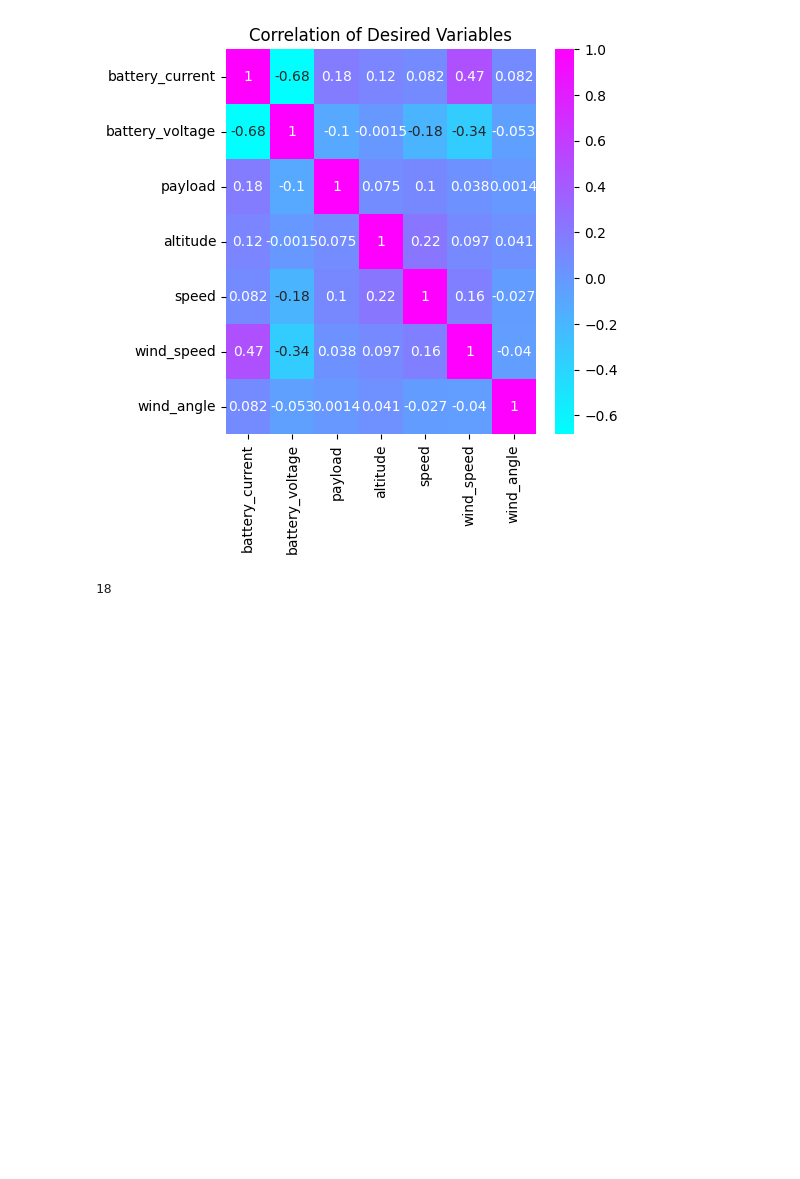
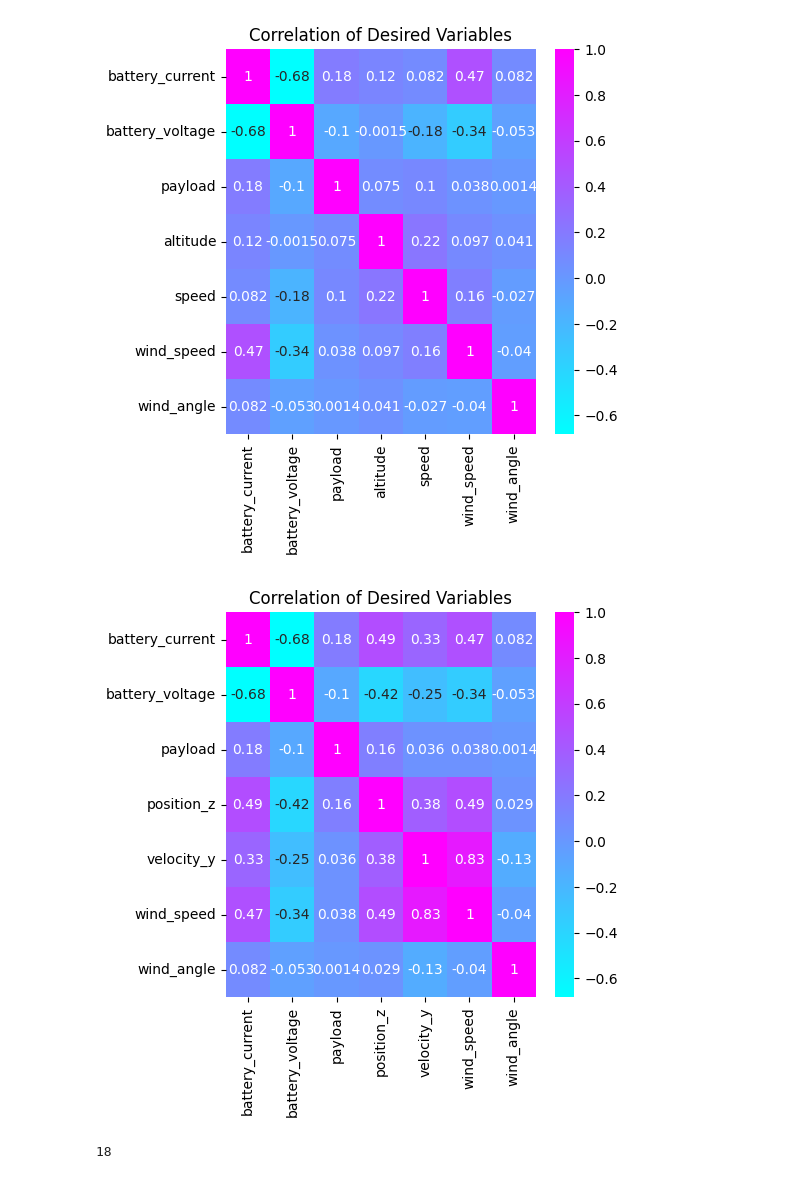
Before and after one commit to caliskate/delivery-drone-flight-predictions, a Jupyter notebook: flight_predictions.ipynb, the cells around one changed output. Drawn from its saved outputs; the diff is of its cells as text; code cells hidden in the pictures; blank space fills up the shorter version.

Commit message:
added battery percent and more correlations
added battery percent and more correlations

```diff
--- a/flight_predictions.ipynb
+++ b/flight_predictions.ipynb
@@ -120,0 +139,19 @@ drone_df_edited['time_day'] = drone_df_edited['datetime'].dt.time
+# %%
+# Constants
+BATTERY_CAPACITY_WH = 99.9  # TB47D full charge in watt-hours
+BATTERY_CAPACITY_J = BATTERY_CAPACITY_WH * 3600  # Convert to joules
+
+# Compute power (W) at each time step
+drone_df_edited['power'] = drone_df_edited['battery_voltage'] * drone_df_edited['battery_current']
+
+# Compute elapsed time (seconds) between each row
+drone_df_edited['time_diff'] = drone_df_edited['time'].diff().fillna(0)
+
+# Compute cumulative energy consumption (Joules)
+drone_df_edited['energy_used'] = np.cumsum(drone_df_edited['power'] * drone_df_edited['time_diff'])
+
+# Compute battery percentage remaining
+drone_df_edited['battery_percent'] = 100 * (1 - (drone_df_edited['energy_used'] / BATTERY_CAPACITY_J))
+
+# Ensure percentage is between 0 and 100
+drone_df_edited['battery_percent'] = drone_df_edited['battery_percent'].clip(0, 100)
@@ -281,6 +339,29 @@ sns.heatmap(corr_matrix, annot=True, cmap='cool')
 plt.show()
 # %% [output]
 [figure]
+# %%
+# Define desired columns
+prediction2_columns = [
+    'battery_current',
+    'battery_voltage',
+    'payload',
+    'position_z',
+    'velocity_y',
+    'wind_speed',
+    'wind_angle'
+]
+# Correlation of desired columns
+plt.figure(figsize=(5, 5)) # Width, height
+plt.title('Correlation of Desired Variables')
+
+# Calculate the correlation matrix
+corr_matrix = drone_df_edited[prediction2_columns].corr()
+
+# Plot the heatmap
+sns.heatmap(corr_matrix, annot=True, cmap='cool')
+plt.show()
+# %% [output]
+[figure, added]
 # %%
 drone_df_edited['date'].nunique()
 # %% [output]
```
Also changed, not shown: parts of 6 cells of this notebook, 1 other file.
